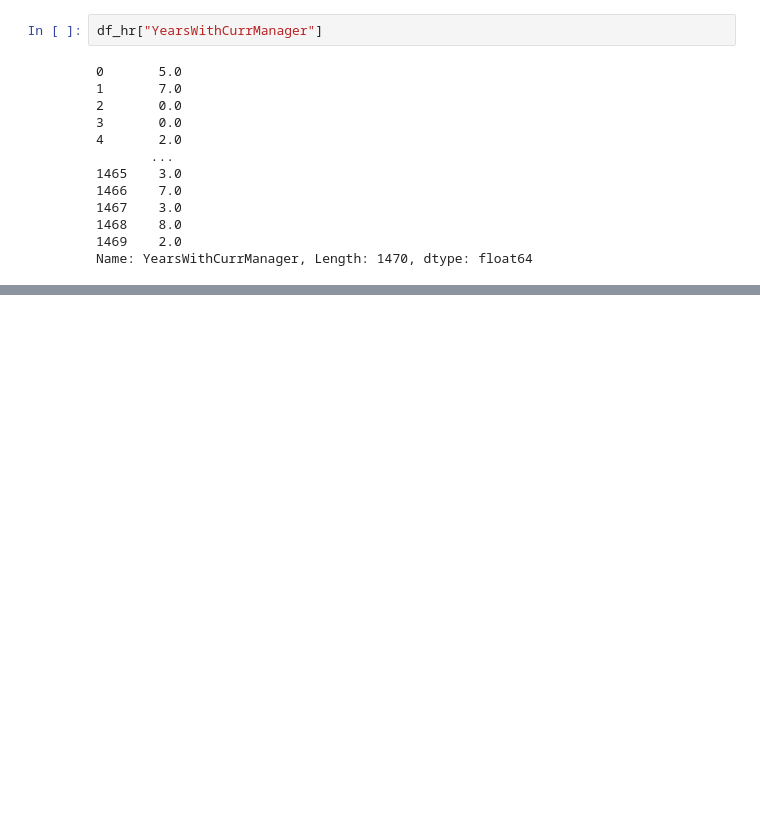
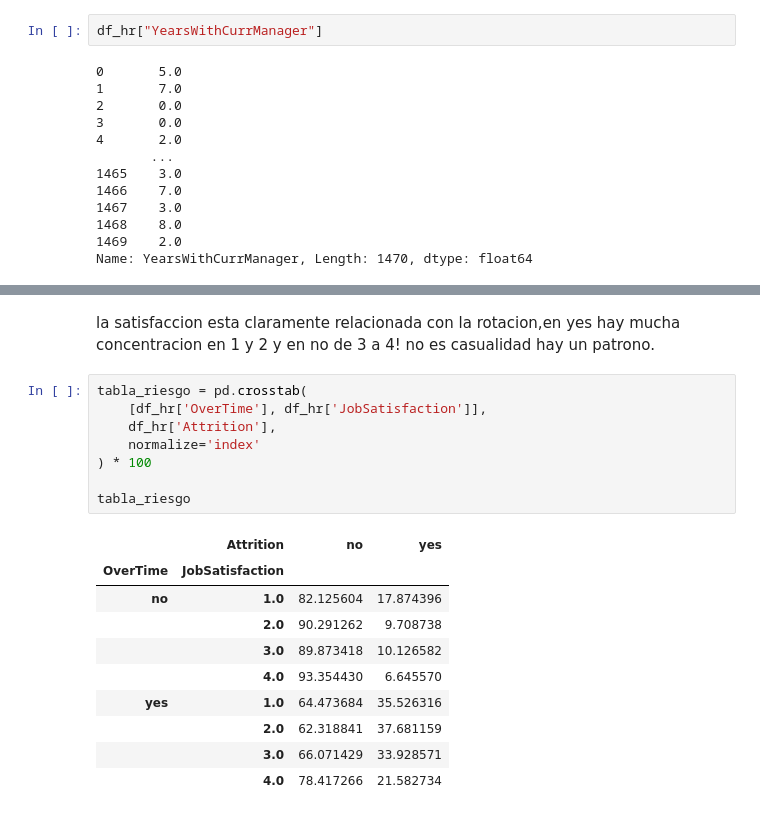
Before and after one commit to AMA00-98/proyecto-da-promo-65-modulo-3-team-2, a Jupyter notebook: Revisión_Fase1_proyect_mod3.ipynb, the cells around one changed output, grey strips where cells are left out. Saved outputs shown, nothing was run; the diff lists cells and outputs as text; blank space fills up the shorter version.

```diff
--- a/Revisión_Fase1_proyect_mod3.ipynb
+++ b/Revisión_Fase1_proyect_mod3.ipynb
@@ -493,0 +648,21 @@ Name: YearsWithCurrManager, Length: 1470, dtype: float64
+# %% [markdown]
+la satisfaccion esta claramente relacionada con la rotacion,en yes hay mucha concentracion en 1 y 2 y en no de 3 a 4! no es casualidad hay un patrono.
+# %%
+tabla_riesgo = pd.crosstab(
+    [df_hr['OverTime'], df_hr['JobSatisfaction']],
+    df_hr['Attrition'],
+    normalize='index'
+) * 100
+
+tabla_riesgo
+# %% [output]
+|  | Attrition | no | yes |
+| OverTime | JobSatisfaction |  |  |
+| no | 1.0 | 82.125604 | 17.874396 |
+|  | 2.0 | 90.291262 | 9.708738 |
+|  | 3.0 | 89.873418 | 10.126582 |
+|  | 4.0 | 93.354430 | 6.645570 |
+| yes | 1.0 | 64.473684 | 35.526316 |
+|  | 2.0 | 62.318841 | 37.681159 |
+|  | 3.0 | 66.071429 | 33.928571 |
+|  | 4.0 | 78.417266 | 21.582734 |
```
Also changed, not shown: parts of 23 cells of this notebook.
